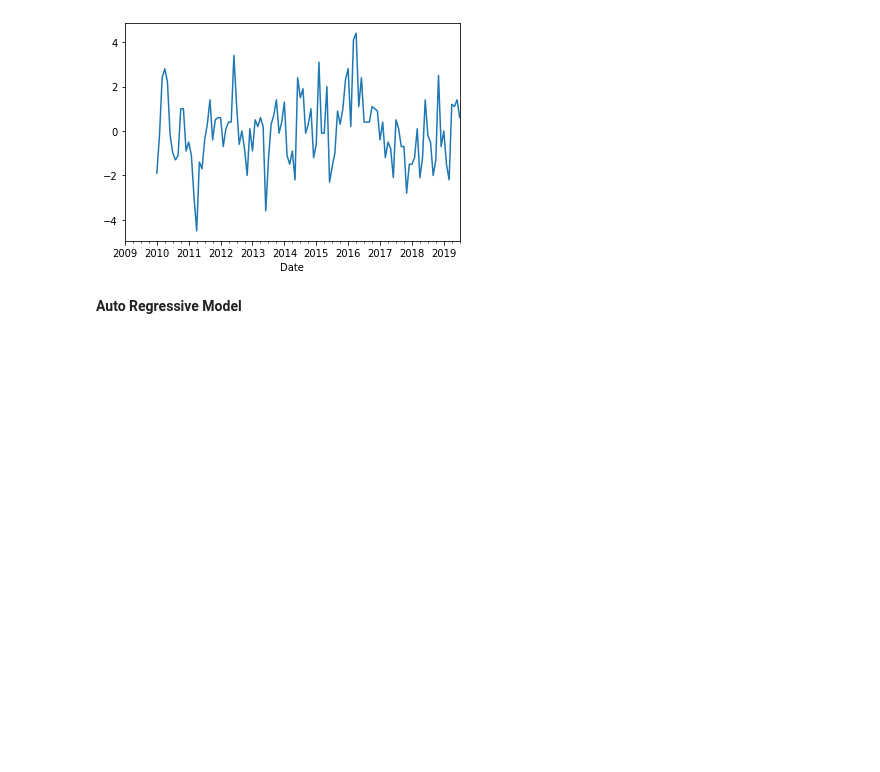
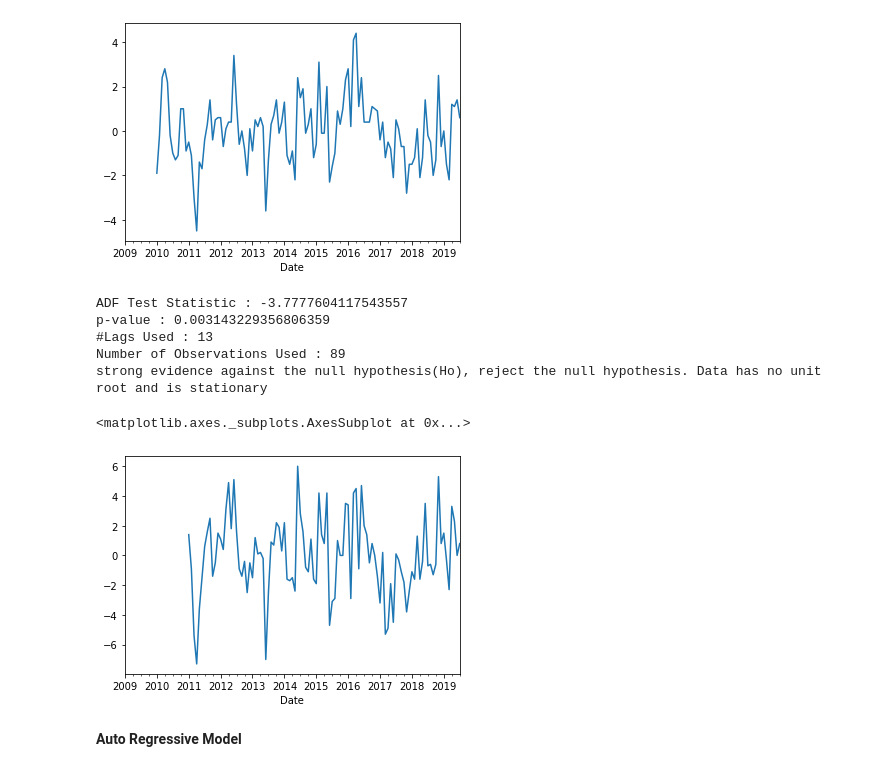
Before and after one commit to amulyaojha11/Temperature-Prediction-of-Indian-Cities, a Jupyter notebook: Prediction/Delhi.ipynb, the cells around one changed output. Saved outputs shown, nothing was run; the diff lists cells and outputs as text; code cells hidden in the pictures; blank space fills up the shorter version.

```diff
--- a/Prediction/Delhi.ipynb
+++ b/Prediction/Delhi.ipynb
@@ -152,3 +154,17 @@ df['Seasonal First Difference'].plot()
+# %%
+## Again test dickey fuller test
+adfuller_test(df['Seasonal Second Difference'].dropna())
+# %% [output]
+ADF Test Statistic : -3.7777604117543557
+p-value : 0.003143229356806359
+#Lags Used : 13
+Number of Observations Used : 89
+strong evidence against the null hypothesis(Ho), reject the null hypothesis. Data has no unit root and is stationary
+# %%
+df['Seasonal Second Difference'].plot()
+# %% [output]
+<matplotlib.axes._subplots.AxesSubplot at 0x...>
+[figure, added]
 # %% [markdown]
 **Auto Regressive Model**
 # %% [markdown]
```
Also changed, not shown: parts of 14 cells of this notebook.
